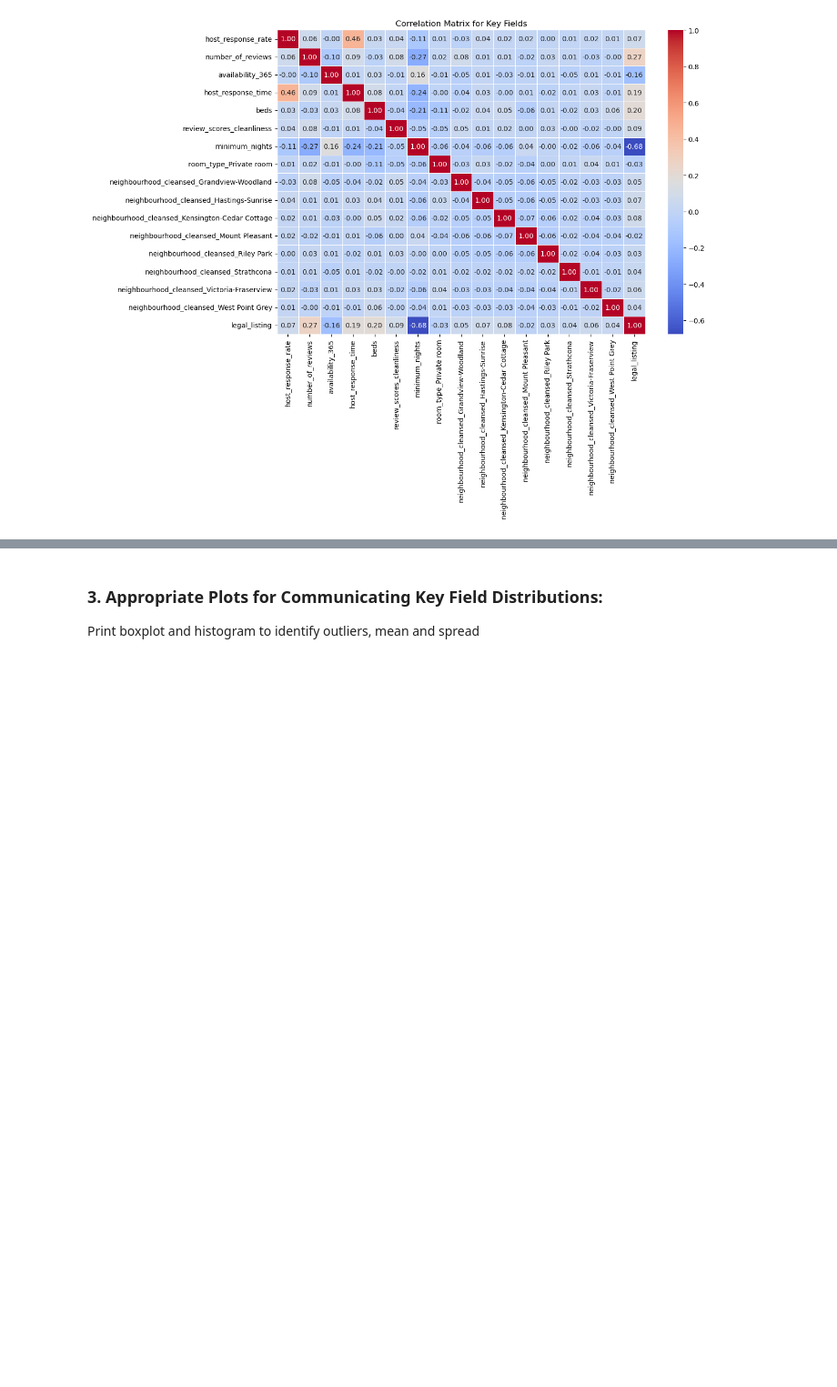
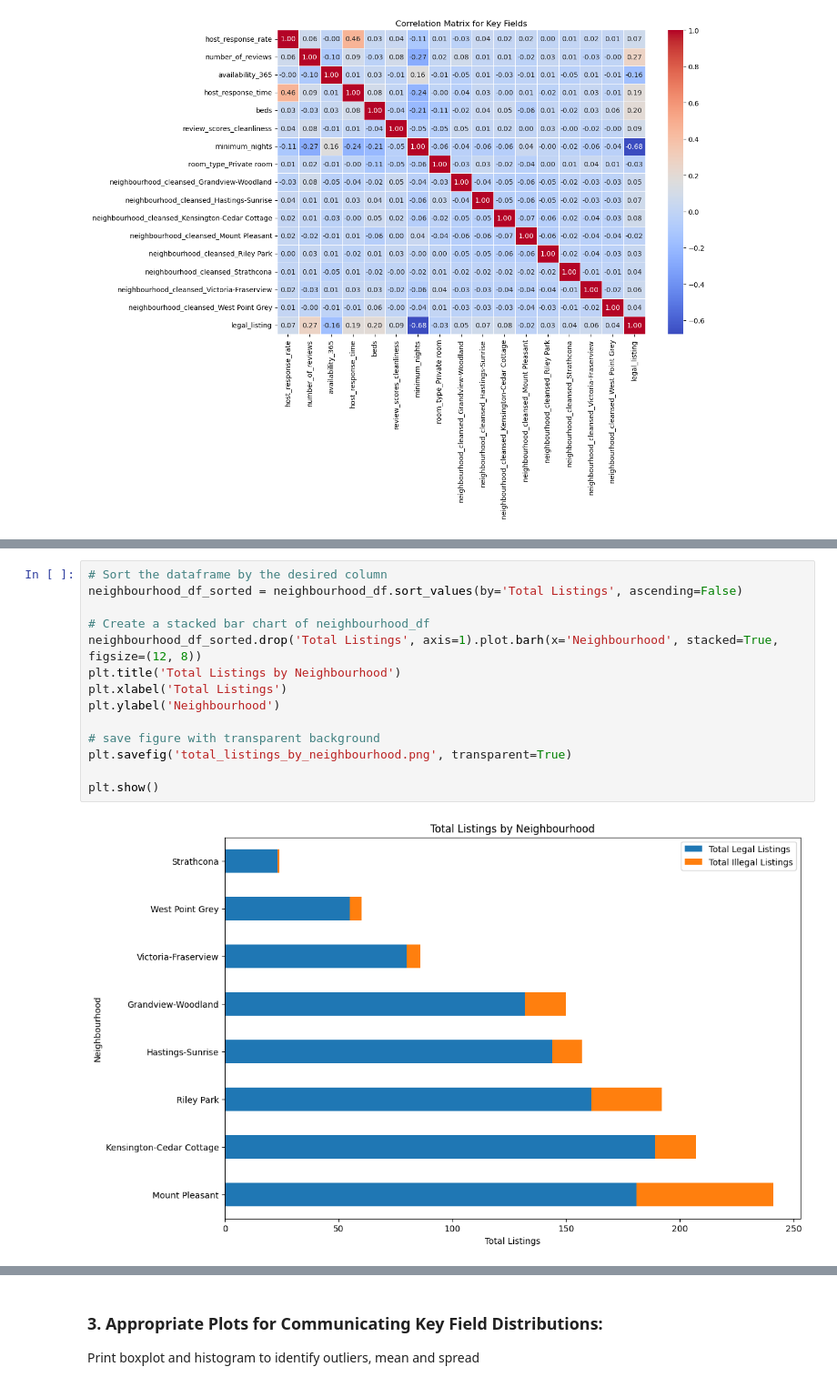
Before and after one commit to JuanesLamilla/yvr-airbnb-license-model, a Jupyter notebook: EDA.ipynb, the cells around one changed output, grey strips where cells are left out. Shown: that part at 91% size. Cells and saved outputs as stored; diff of their text form; blank space fills up the shorter version.

Commit message:
Add by-neighbourhood plots

```diff
--- a/EDA.ipynb
+++ b/EDA.ipynb
@@ -184,0 +228,16 @@ plt.show()
+# %%
+# Sort the dataframe by the desired column
+neighbourhood_df_sorted = neighbourhood_df.sort_values(by='Total Listings', ascending=False)
+
+# Create a stacked bar chart of neighbourhood_df
+neighbourhood_df_sorted.drop('Total Listings', axis=1).plot.barh(x='Neighbourhood', stacked=True, figsize=(12, 8))
+plt.title('Total Listings by Neighbourhood')
+plt.xlabel('Total Listings')
+plt.ylabel('Neighbourhood')
+
+# save figure with transparent background
+plt.savefig('total_listings_by_neighbourhood.png', transparent=True)
+
+plt.show()
+# %% [output]
+[figure, added]
```
Also changed, not shown: parts of 2 cells of this notebook.
